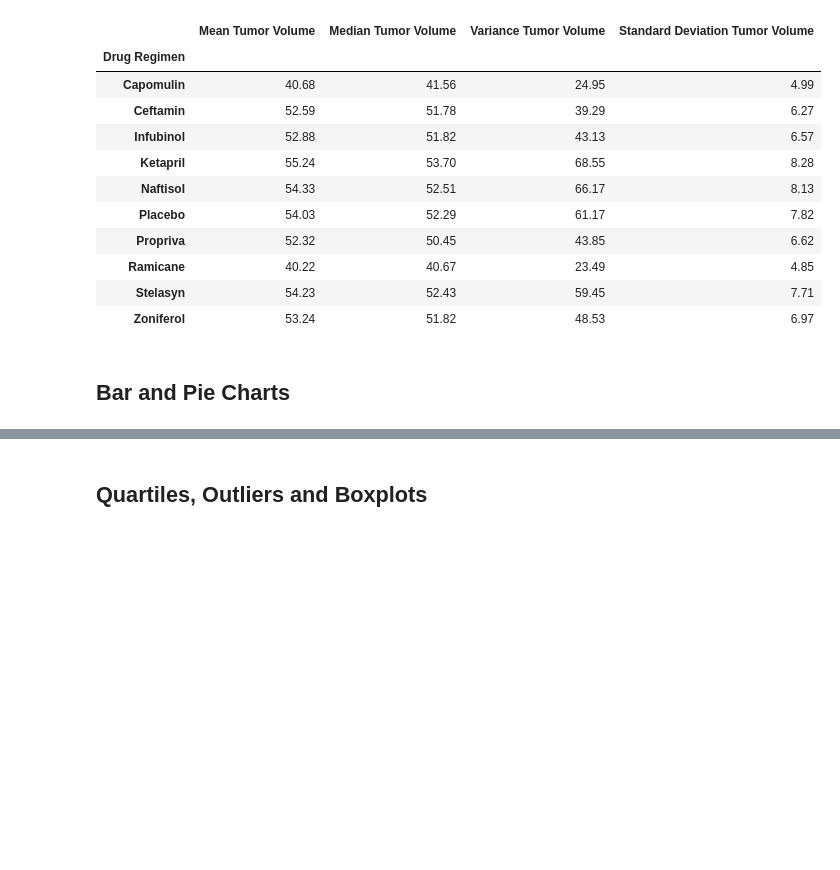
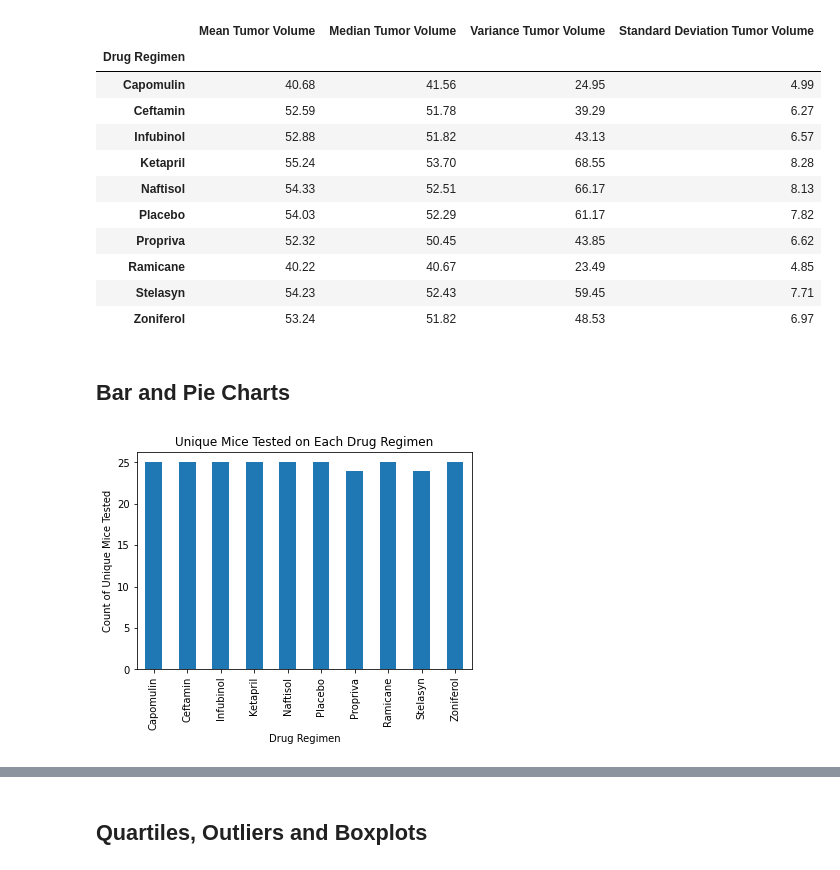
Before and after one commit to khutula/matplotlib-challenge, a Jupyter notebook: pymaceuticals_starter.ipynb, the cells around one changed output, grey strips where cells are left out. Saved outputs shown, nothing was run; the diff lists cells and outputs as text; code cells hidden in the pictures; blank space fills up the shorter version.

Commit message:
add code for Bar and Pie Charts section

```diff
--- a/pymaceuticals_starter.ipynb
+++ b/pymaceuticals_starter.ipynb
@@ -156,5 +156,10 @@ simple_summary_stats_df
 ## Bar and Pie Charts
 # %%
 # Generate a bar plot showing the total number of unique mice tested on each drug regimen using pandas.
+unique_mice_counts = regimen_group["Mouse ID"].unique().str.len()
+unique_mice_bar = unique_mice_counts.plot.bar(ylabel="Count of Unique Mice Tested",title="Unique Mice Tested on Each Drug Regimen")
+plt.show()
+# %% [output]
+[figure, added]
 # %%
 # Generate a bar plot showing the total number of unique mice tested on each drug regimen using pyplot.
```
Also changed, not shown: parts of 3 cells of this notebook.
